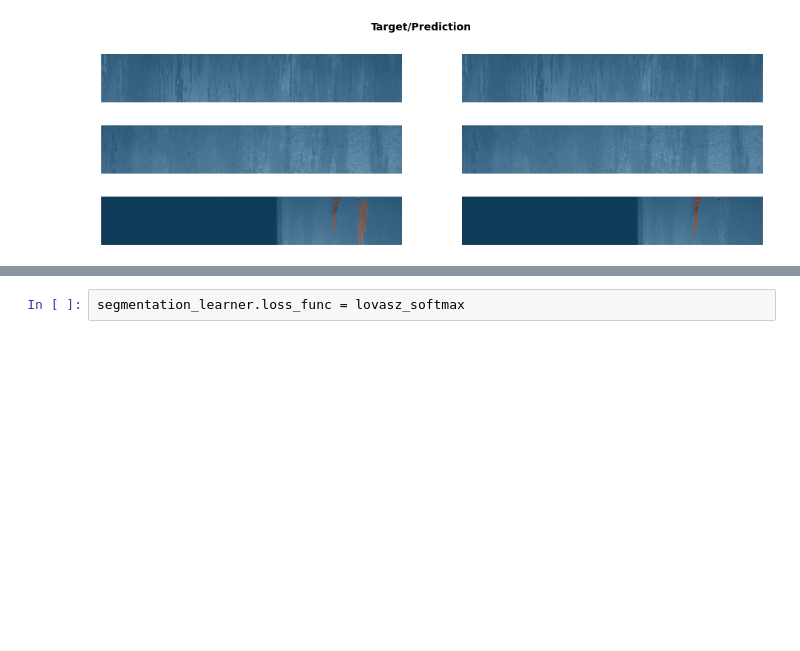
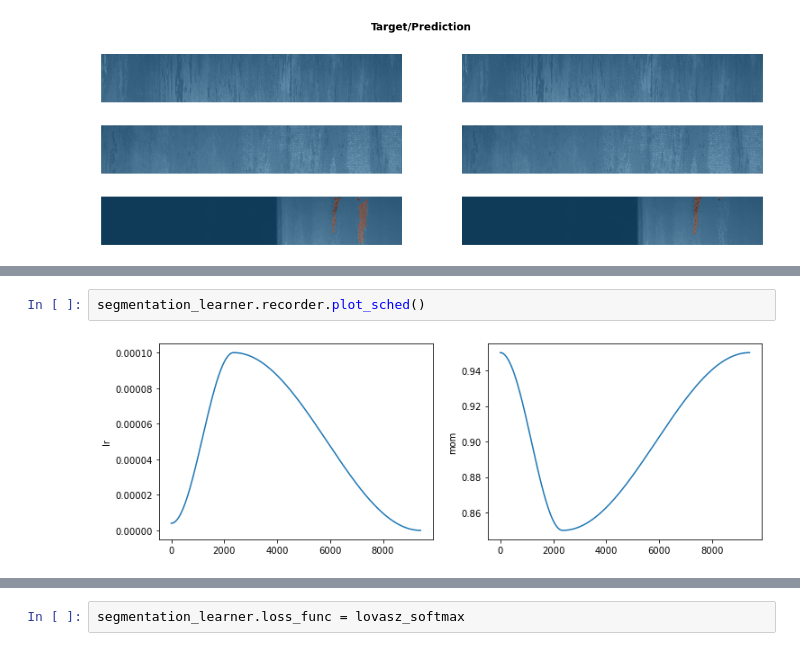
Before and after one commit to marcomatteo/steel_segmentation, a Jupyter notebook: training_nbs/FastAI-UNET-XResNeXt.ipynb, the cells around one changed output, grey strips where cells are left out. Drawn from its saved outputs; the diff is of its cells as text; blank space fills up the shorter version.

```diff
--- a/training_nbs/FastAI-UNET-XResNeXt.ipynb
+++ b/training_nbs/FastAI-UNET-XResNeXt.ipynb
@@ -211,0 +215,4 @@ Better model found at epoch 2 with valid_loss value: 0.06465104222297668.
+# %%
+segmentation_learner.recorder.plot_sched()
+# %% [output]
+[figure, added]
```
Also changed, not shown: parts of 21 cells of this notebook, 18 other files.
